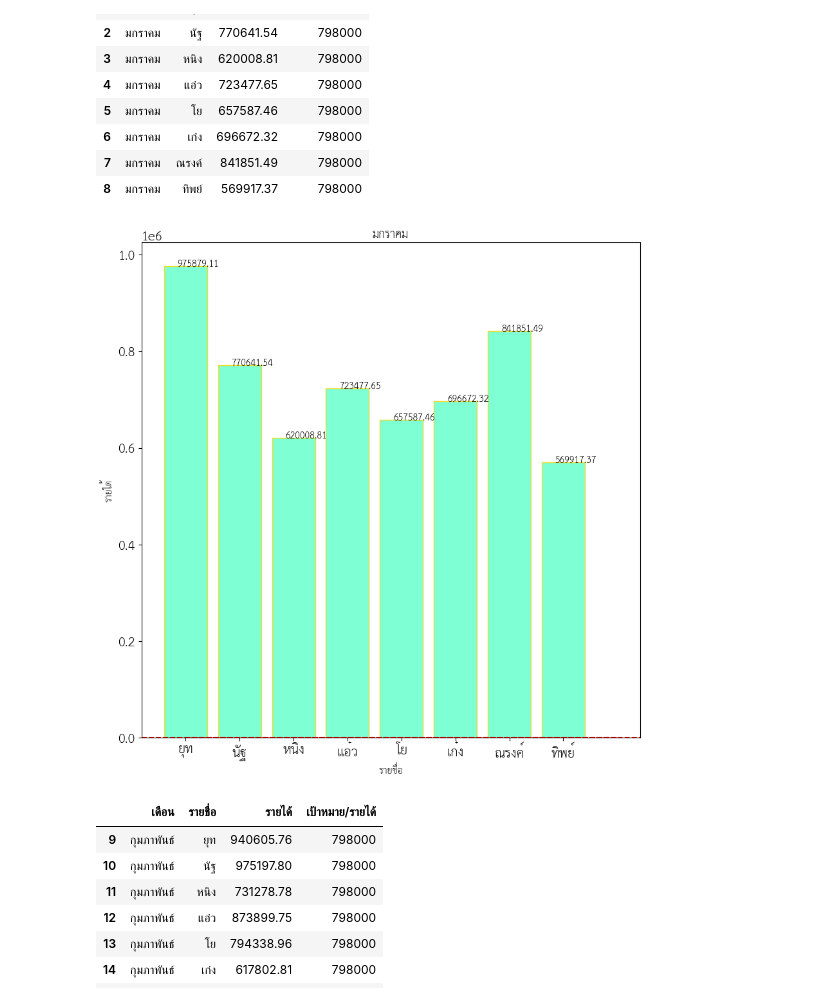
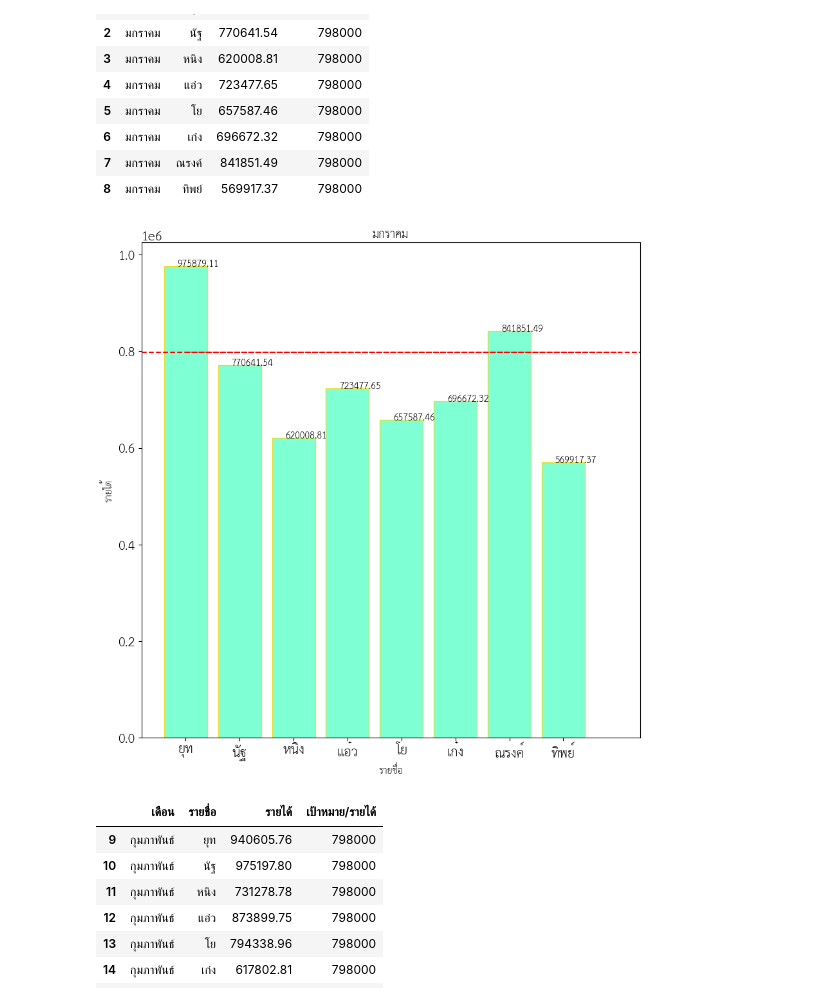
Before and after one commit to 1234567890qqqqqq/-links-colab, a Jupyter notebook: ประสิทธิภาพศูนย์บริการ.ipynb, the cells around one changed output. Drawn from its saved outputs; the diff is of its cells as text; code cells hidden in the pictures.

```diff
--- a/ประสิทธิภาพศูนย์บริการ.ipynb
+++ b/ประสิทธิภาพศูนย์บริการ.ipynb
@@ -319,29 +321,29 @@ jani
 # %%
 # ข้อมูล
 datai1 = jani['รายได้']
 labale = jani['รายชื่อ']
-target = 200
+target = 798000
 fig, ax = plt.subplots()
 
 # สร้างแท่งกราฟ
 plt.bar(labale,datai1,ec="#EBDD2B", fc="#7fffd4")
 plt.title('มกราคม')
 
 # กำหนดเส้นเป้าหมายด้วยวงกลมและเส้นต่อเนื่อง
 ax.axhline(y=target, color='r', linestyle='--')
 ax.plot([0, len(datai1)], [target, target], 'r--')
 
 # กำหนดชื่อแกน
 ax.set_xlabel('รายชื่อ')
 ax.set_ylabel('รายได้')
 
 # แสดงเลขบนแท่งกราฟ
 for i, v in enumerate(datai1):
     ax.text(i - 0.15, v + 1, str(v))
 
 plt.show()
 # %% [output]
-[figure, old version]
+[figure, new version]
 # %%
 febi = income[income['เดือน']=='กุมภาพันธ์'][['เดือน','รายชื่อ','รายได้','เป้าหมาย/รายได้']]
 febi
```
Also changed, not shown: parts of 6 cells of this notebook.
